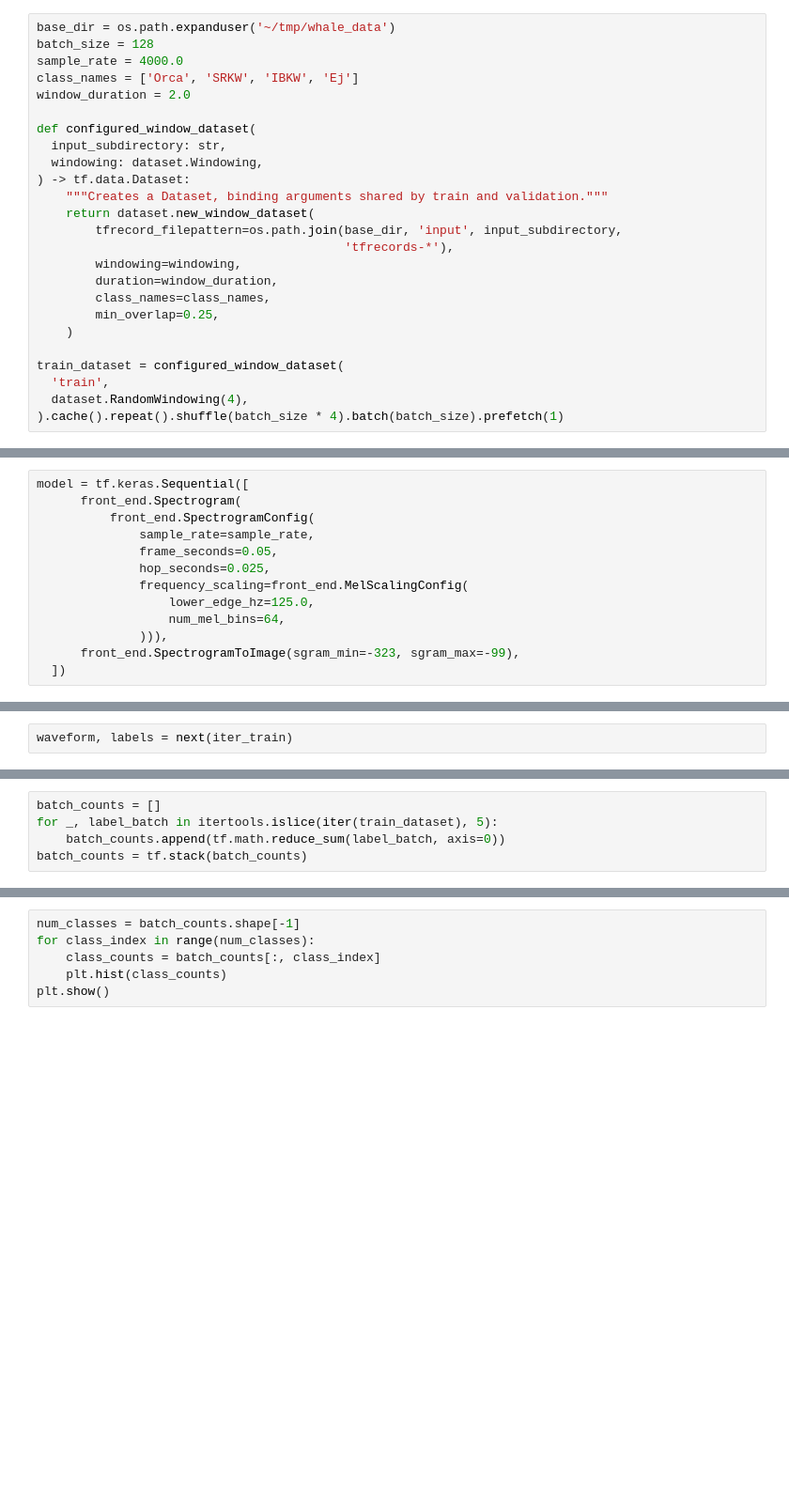
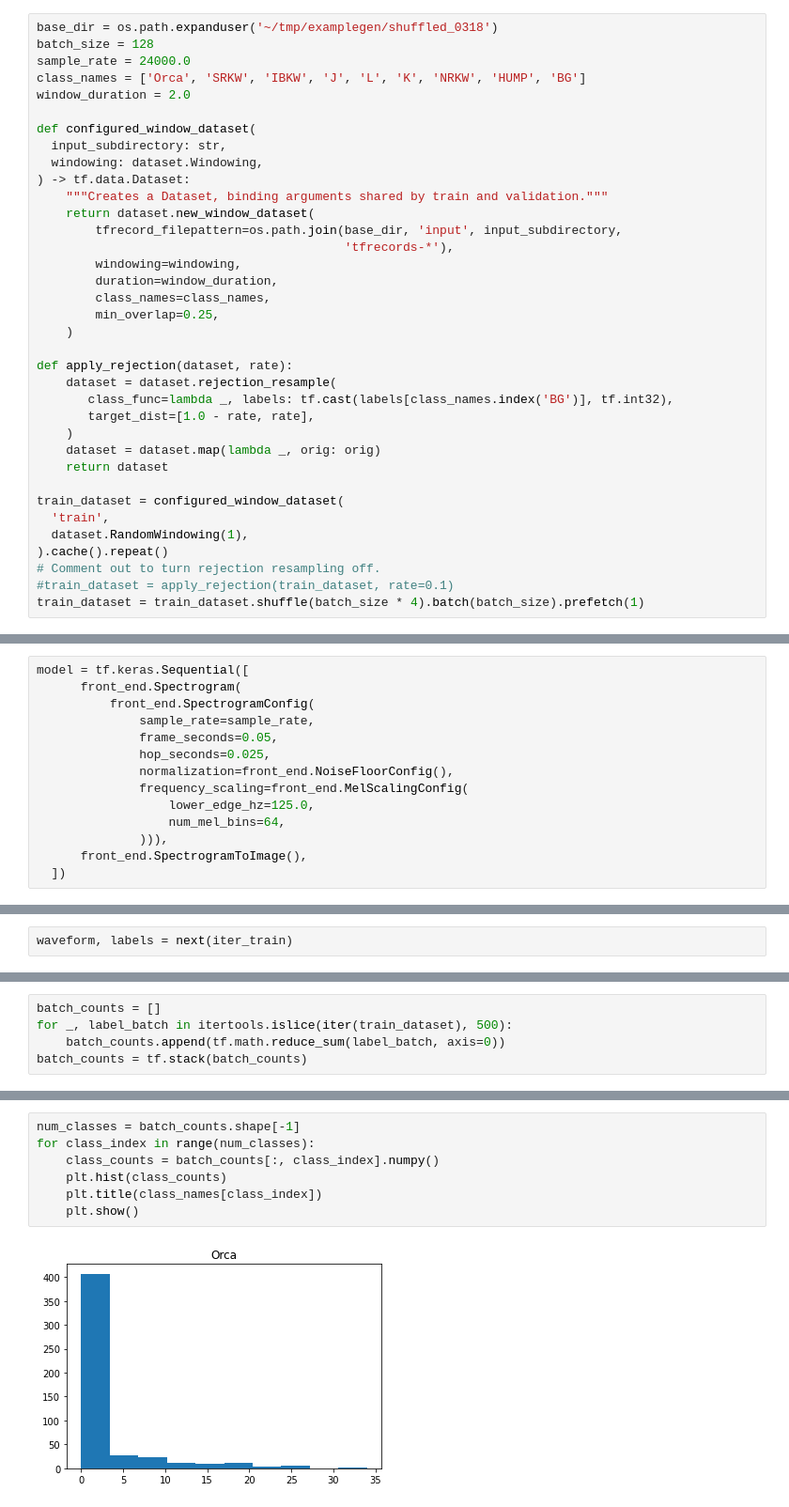
Before and after one commit to matt-har-vey/multispecies-whale-detection, a Jupyter notebook: Debugging.ipynb, the cells around one changed output, grey strips where cells are left out. Shown: that part at 94% size. Saved outputs shown, nothing was run; the diff lists cells and outputs as text; blank space fills up the shorter version.

Commit message:
Parameters for first successful training run.

```diff
--- a/Debugging.ipynb
+++ b/Debugging.ipynb
@@ -11,10 +11,10 @@ from multispecies_whale_detection import front_end
 # %%
 from multispecies_whale_detection import dataset
 # %%
-base_dir = os.path.expanduser('~/tmp/whale_data')
+base_dir = os.path.expanduser('~/tmp/examplegen/shuffled_0318')
 batch_size = 128
-sample_rate = 4000.0
-class_names = ['Orca', 'SRKW', 'IBKW', 'Ej']
+sample_rate = 24000.0
+class_names = ['Orca', 'SRKW', 'IBKW', 'J', 'L', 'K', 'NRKW', 'HUMP', 'BG']
 window_duration = 2.0
 
 def configured_window_dataset(
@@ -31,7 +31,18 @@ def configured_window_dataset(
         min_overlap=0.25,
     )
 
+def apply_rejection(dataset, rate):
+    dataset = dataset.rejection_resample(
+       class_func=lambda _, labels: tf.cast(labels[class_names.index('BG')], tf.int32),
+       target_dist=[1.0 - rate, rate],
+    )
+    dataset = dataset.map(lambda _, orig: orig)
+    return dataset
+
 train_dataset = configured_window_dataset(
   'train',
-  dataset.RandomWindowing(4),
-).cache().repeat().shuffle(batch_size * 4).batch(batch_size).prefetch(1)
+  dataset.RandomWindowing(1),
+).cache().repeat()
+# Comment out to turn rejection resampling off.
+#train_dataset = apply_rejection(train_dataset, rate=0.1)
+train_dataset = train_dataset.shuffle(batch_size * 4).batch(batch_size).prefetch(1)
@@ -42,11 +57,12 @@ model = tf.keras.Sequential([
               sample_rate=sample_rate,
               frame_seconds=0.05,
               hop_seconds=0.025,
+              normalization=front_end.NoiseFloorConfig(),
               frequency_scaling=front_end.MelScalingConfig(
                   lower_edge_hz=125.0,
                   num_mel_bins=64,
               ))),
-      front_end.SpectrogramToImage(sgram_min=-323, sgram_max=-99),
+      front_end.SpectrogramToImage(),
   ])
 # %%
 iter_train = iter(train_dataset)
@@ -71,5 +112,5 @@ for image, label_batch in itertools.islice(zip(images, labels), offset, offset +
 # %%
 batch_counts = []
-for _, label_batch in itertools.islice(iter(train_dataset), 5):
+for _, label_batch in itertools.islice(iter(train_dataset), 500):
     batch_counts.append(tf.math.reduce_sum(label_batch, axis=0))
 batch_counts = tf.stack(batch_counts)
@@ -78,6 +123,9 @@ batch_counts.shape
 # %%
 num_classes = batch_counts.shape[-1]
 for class_index in range(num_classes):
-    class_counts = batch_counts[:, class_index]
+    class_counts = batch_counts[:, class_index].numpy()
     plt.hist(class_counts)
-plt.show()
+    plt.title(class_names[class_index])
+    plt.show()
+# %% [output]
+[figure, added]
```
Also changed, not shown: parts of 9 cells of this notebook, 4 other files.
